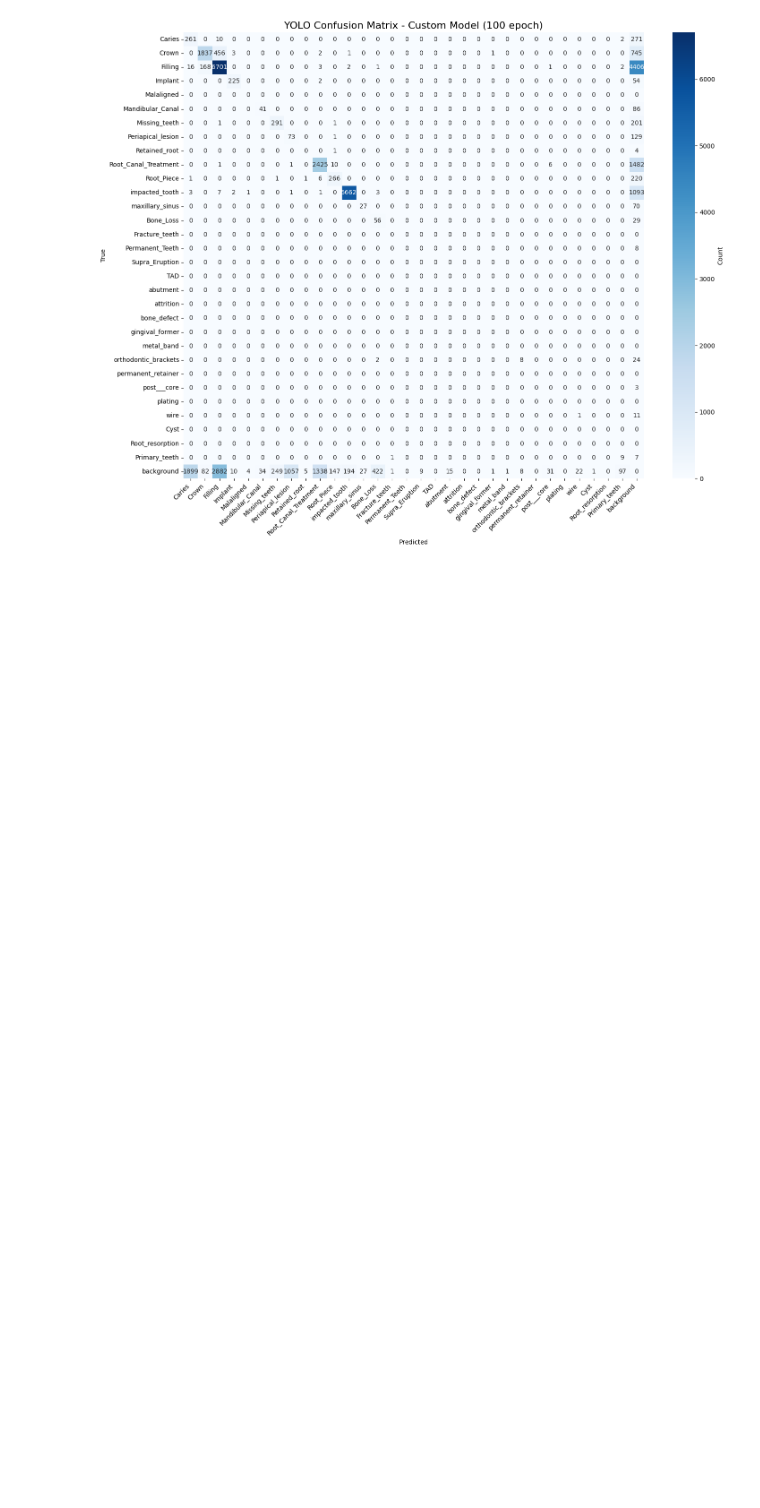
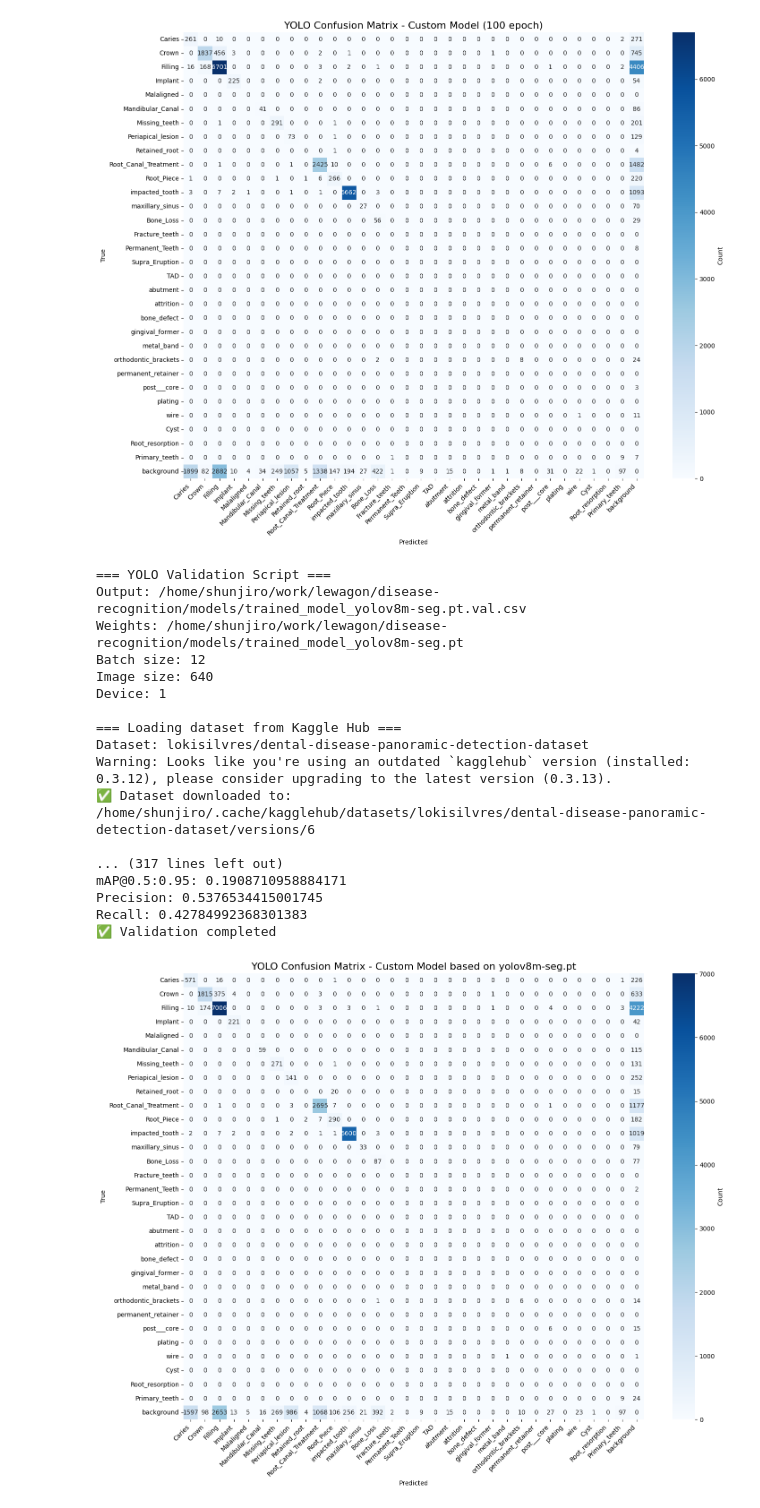
Before and after one commit to dental-xray/dental-xray, a Jupyter notebook: notebooks/data-exploration.ipynb, the cells around one changed output. Drawn from its saved outputs; the diff is of its cells as text; code cells hidden in the pictures; blank space fills up the shorter version.

```diff
--- a/notebooks/shunjiro_notebook.ipynb
+++ b/notebooks/data-exploration.ipynb
@@ -552,3 +542,47 @@ mAP@0.5:0.95: 0.16426859384899958
 Precision: 0.37172181111066066
 Recall: 0.42344592097455674
 [figure]
+# %%
+df_raw = pd.read_csv("../models/trained_model_yolov8m-seg.pt.val.csv")
+
+df = df_raw.set_index('Predicted')
+df = df.drop('Unnamed: 0', axis=1)
+
+df = df.astype(float).fillna(0).astype(int)
+
+#===== Print Confusion Matrix =====
+with open("../models/trained_model_yolov8m-seg.pt.val.log", 'r', encoding='utf-8') as f:
+    content = f.read()
+    print(content)
+
+#===== Plot Confusion Matrix =====
+
+plt.figure(figsize=(15, 12))
+sns.heatmap(df, annot=True, fmt='d', cmap='Blues',
+            cbar_kws={'label': 'Count'})
+plt.title('YOLO Confusion Matrix - Custom Model based on yolov8m-seg.pt', fontsize=16)
+plt.xlabel('Predicted')
+plt.ylabel('True')
+plt.xticks(rotation=45, ha='right')
+plt.yticks(rotation=0)
+plt.tight_layout()
+plt.show()
+# %% [output]
+=== YOLO Validation Script ===
+Output: /home/shunjiro/work/lewagon/disease-recognition/models/trained_model_yolov8m-seg.pt.val.csv
+Weights: /home/shunjiro/work/lewagon/disease-recognition/models/trained_model_yolov8m-seg.pt
+Batch size: 12
+Image size: 640
+Device: 1
+
+=== Loading dataset from Kaggle Hub ===
+Dataset: lokisilvres/dental-disease-panoramic-detection-dataset
+Warning: Looks like you're using an outdated `kagglehub` version (installed: 0.3.12), please consider upgrading to the latest version (0.3.13).
+✅ Dataset downloaded to: /home/shunjiro/.cache/kagglehub/datasets/lokisilvres/dental-disease-panoramic-detection-dataset/versions/6
+
+... (317 lines left out)
+mAP@0.5:0.95: 0.1908710958884171
+Precision: 0.5376534415001745
+Recall: 0.42784992368301383
+✅ Validation completed
+[figure, added]
```
Also changed, not shown: parts of 5 cells of this notebook, 9 other files.
